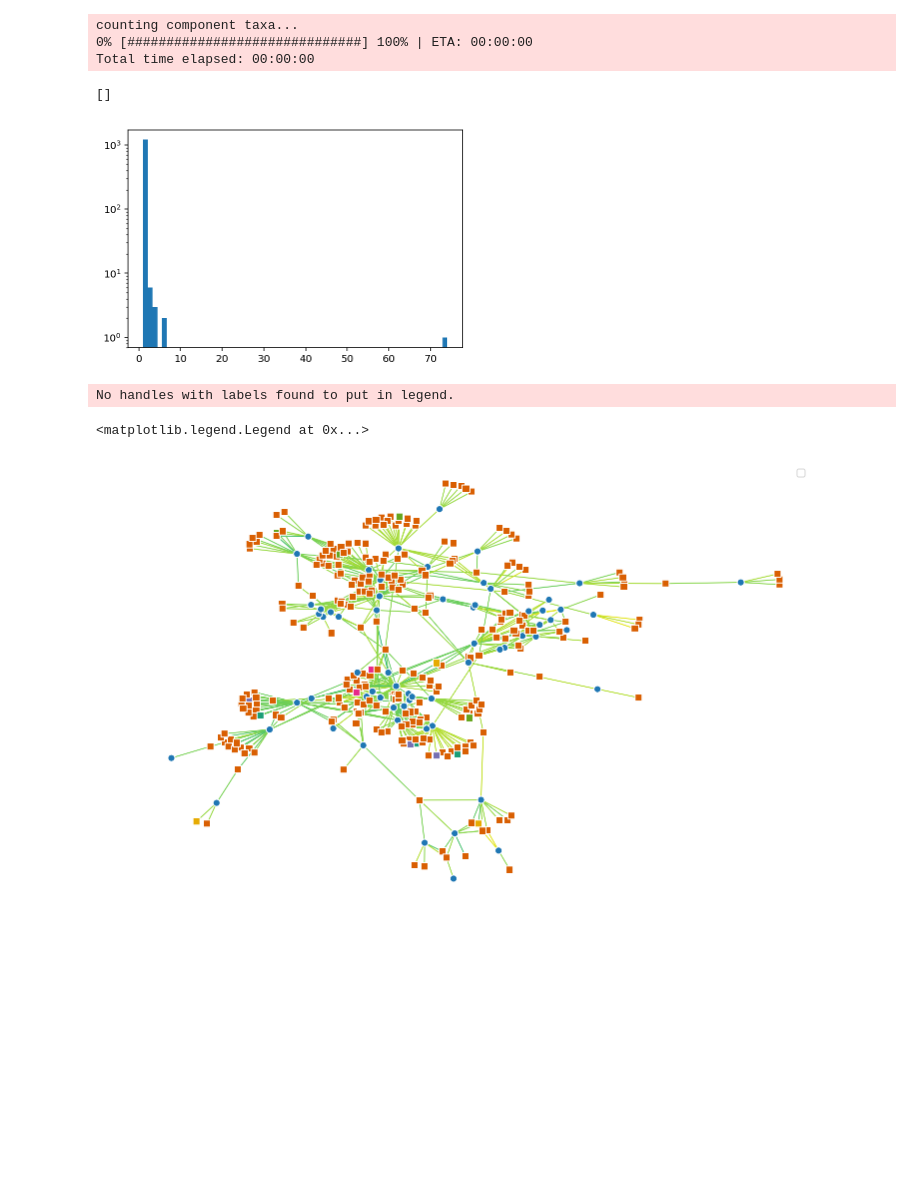
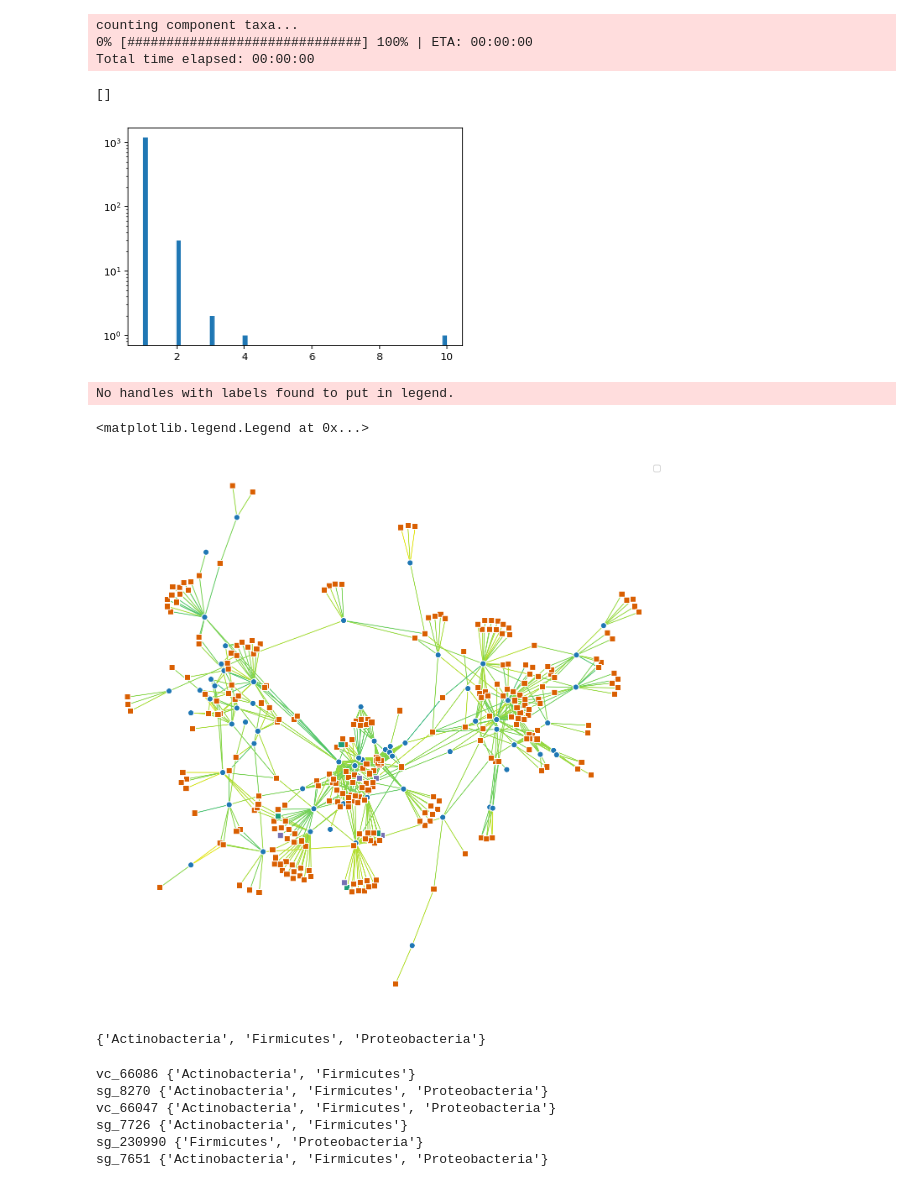
Before and after one commit to camillescott/viralnet, a Jupyter notebook: Phylodiameter.ipynb, the cells around one changed output. Saved outputs shown, nothing was run; the diff lists cells and outputs as text; code cells hidden in the pictures; blank space fills up the shorter version.

```diff
--- a/Phylodiameter.ipynb
+++ b/Phylodiameter.ipynb
@@ -128,5 +148,5 @@ for n,g in enumerate(components[ 10:26 ]) :
 # %%
-CRISPR_taxon = df[ ['CRISPR_array', 'Host_Family' ] ].drop_duplicates()
+CRISPR_taxon = df[ ['CRISPR_array', 'Host_Phylum' ] ].drop_duplicates()
 CRISPR_taxon = { key : value for n,(key,value) in CRISPR_taxon.iterrows() }
 
 progbar = pyprind.ProgBar( len(components), title='counting component taxa...' )
@@ -153,7 +173,7 @@ hist( [ len(set(taxa.values())) for taxa in component_taxa ], 64 )
 semilogy()
 # %% [output]
 []
-[figure, old version]
+[figure, new version]
 # %%
 # Code cell for plotting an individual network
 
@@ -162,7 +182,7 @@ from grave import plot_network, use_attributes
 colormap = matplotlib.cm.Dark2
 n = 1
 
-figure( figsize = ( 12, 8 ) )
+figure( figsize = ( 12, 12 ) )
 
 #def edge_style(edge_attrs) :
 #    alpha = edge_attrs['weight'] / 1000
@@ -176,31 +196,49 @@ def node_style( node_attributes ) :
 
 g = components[ n ]
 
 centrality = networkx.closeness_centrality( g )
 max_centrality = max( centrality.values() )
 
 taxa = set( component_taxa[n].values() )
 taxa_colors = { taxon : color for taxon, color in zip( taxa, colormap.colors[:len(taxa)] ) }
 
 for node, node_attributes in g.nodes.data():
     node_attributes['size'] = ( ( max_centrality / centrality[node] ) + .1 ) * 30
     if node_attributes['type'] == 'CRISPR_array' :
         node_attributes['shape'] = 's'
         node_attributes['color'] = taxa_colors[ component_taxa[n][node] ]
         node_attributes['label'] = component_taxa[n][node]
 
 for u, v, edge_attributes in g.edges.data():
     color_idx = ( 0.75 * edge_attributes['bitscore'] / bit_med )
     cmap = get_cmap()
     edge_attributes['color'] = cmap(color_idx)
     edge_attributes['width'] = 2
 
 plt = plot_network( g, layout='spring',
               node_style=use_attributes( [ 'label', 'color', 'shape' ] ),
               edge_style=use_attributes('color') )
 
 legend()
 # %% [output]
 No handles with labels found to put in legend.
 <matplotlib.legend.Legend at 0x...>
-[figure, old version]
+[figure, new version]
+# %%
+set(component_taxa[1].values())
+# %% [output]
+{'Actinobacteria', 'Firmicutes', 'Proteobacteria'}
+# %%
+n = 1 # which component?
+for node in components[n] :
+    if not node in component_taxa[n].keys() :
+        neighborhood = [ component_taxa[n][neighbor] for neighbor in components[n].neighbors( node ) ]
+        if len( set(neighborhood) ) > 1 :
+            print( node, set( neighborhood ) )
+# %% [output]
+vc_66086 {'Actinobacteria', 'Firmicutes'}
+sg_8270 {'Actinobacteria', 'Firmicutes', 'Proteobacteria'}
+vc_66047 {'Actinobacteria', 'Firmicutes', 'Proteobacteria'}
+sg_7726 {'Actinobacteria', 'Firmicutes'}
+sg_230990 {'Firmicutes', 'Proteobacteria'}
+sg_7651 {'Actinobacteria', 'Firmicutes', 'Proteobacteria'}
```
Also changed, not shown: parts of 6 cells of this notebook, 1 other file.
